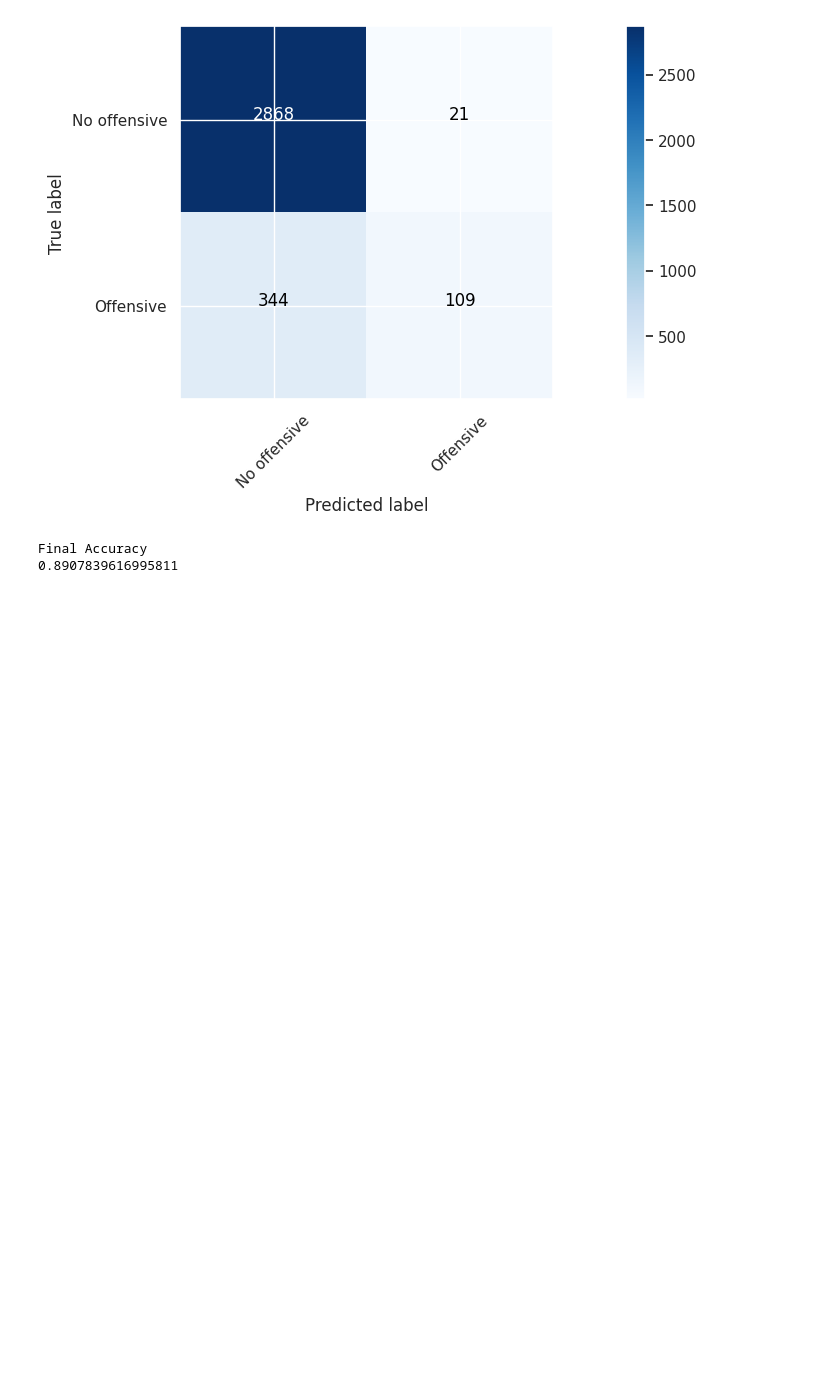
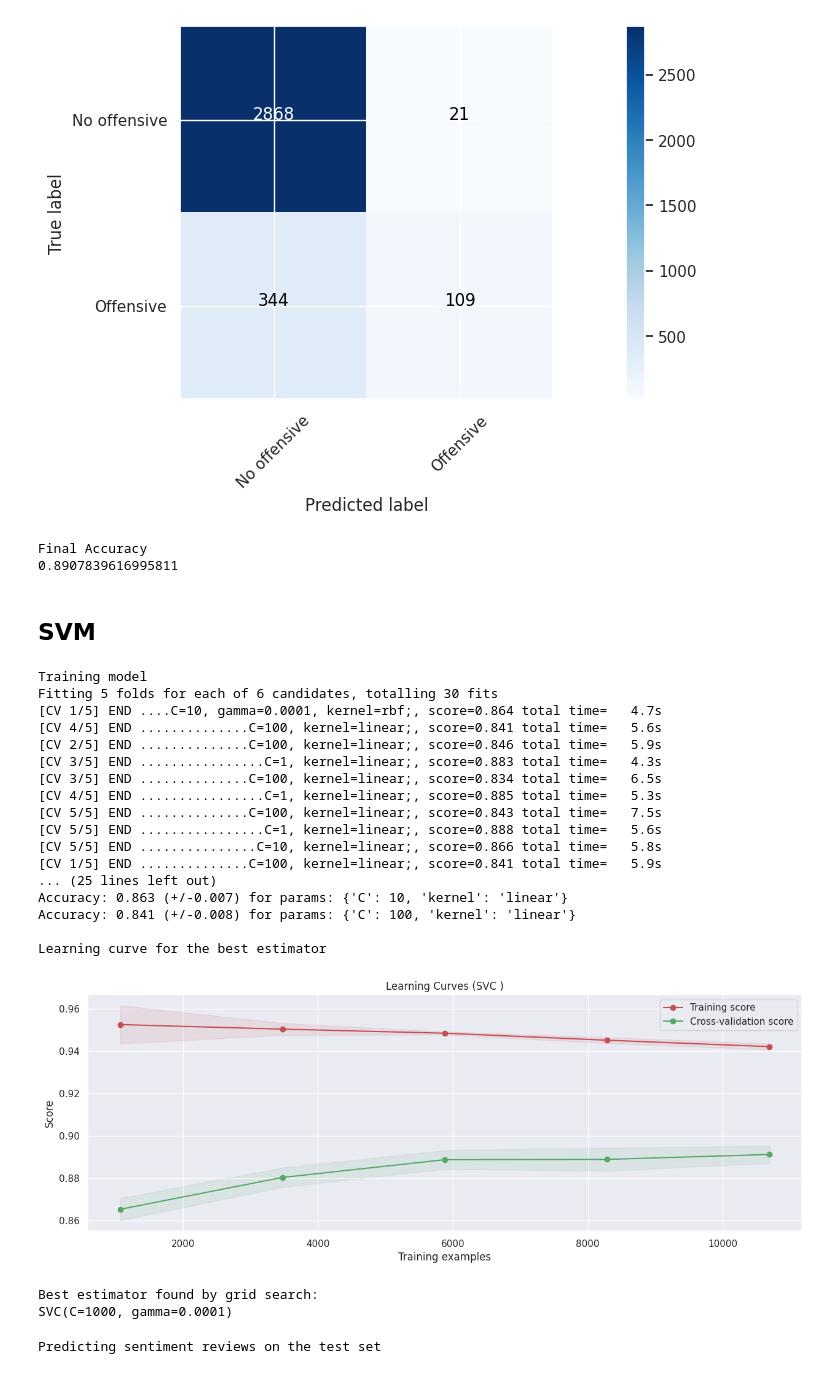
Before and after one commit to jeferal/nn_notebooks, a Jupyter notebook: final/intro_ml.ipynb, the cells around one changed output. Saved outputs shown, nothing was run; the diff lists cells and outputs as text; code cells hidden in the pictures; blank space fills up the shorter version.

Commit message:
More classifiers

```diff
--- a/final/intro_ml.ipynb
+++ b/final/intro_ml.ipynb
@@ -522,3 +524,48 @@ Confusion matrix, without normalization
 [figure]
 Final Accuracy
 0.8907839616995811
+# %% [markdown]
+## SVM
+# %%
+# SVM
+from sklearn.svm import SVC
+
+svm_grid = [
+  {'C': [1, 10, 100], 'kernel': ['linear']},
+  {'C': [10, 100, 1000], 'gamma': [0.0001], 'kernel': ['rbf']},
+ ]
+
+svm_cls = train_and_evaluate_classifier(train_features, encoded_y_train, SVC(), svm_grid)
+# %% [output]
+Training model
+Fitting 5 folds for each of 6 candidates, totalling 30 fits
+[CV 1/5] END ....C=10, gamma=0.0001, kernel=rbf;, score=0.864 total time=   4.7s
+[CV 4/5] END ..............C=100, kernel=linear;, score=0.841 total time=   5.6s
+[CV 2/5] END ..............C=100, kernel=linear;, score=0.846 total time=   5.9s
+[CV 3/5] END ................C=1, kernel=linear;, score=0.883 total time=   4.3s
+[CV 3/5] END ..............C=100, kernel=linear;, score=0.834 total time=   6.5s
+[CV 4/5] END ................C=1, kernel=linear;, score=0.885 total time=   5.3s
+[CV 5/5] END ..............C=100, kernel=linear;, score=0.843 total time=   7.5s
+[CV 5/5] END ................C=1, kernel=linear;, score=0.888 total time=   5.6s
+[CV 5/5] END ...............C=10, kernel=linear;, score=0.866 total time=   5.8s
+[CV 1/5] END ..............C=100, kernel=linear;, score=0.841 total time=   5.9s
+... (25 lines left out)
+Accuracy: 0.863 (+/-0.007) for params: {'C': 10, 'kernel': 'linear'}
+Accuracy: 0.841 (+/-0.008) for params: {'C': 100, 'kernel': 'linear'}
+
+Learning curve for the best estimator
+[figure, added]
+# %%
+print("Best estimator found by grid search:")
+print(svm_cls.best_estimator_)
+# %% [output]
+Best estimator found by grid search:
+SVC(C=1000, gamma=0.0001)
+# %%
+print("Predicting sentiment reviews on the test set")
+y_pred = svm_cls.predict(test_features)
+
+# Se deshace la transformación de las predicciones para obtener las predicciones como negativa o positiva
+y_pred = le.inverse_transform(y_pred)
+# %% [output]
+Predicting sentiment reviews on the test set
```
Also changed, not shown: parts of 12 cells of this notebook.
